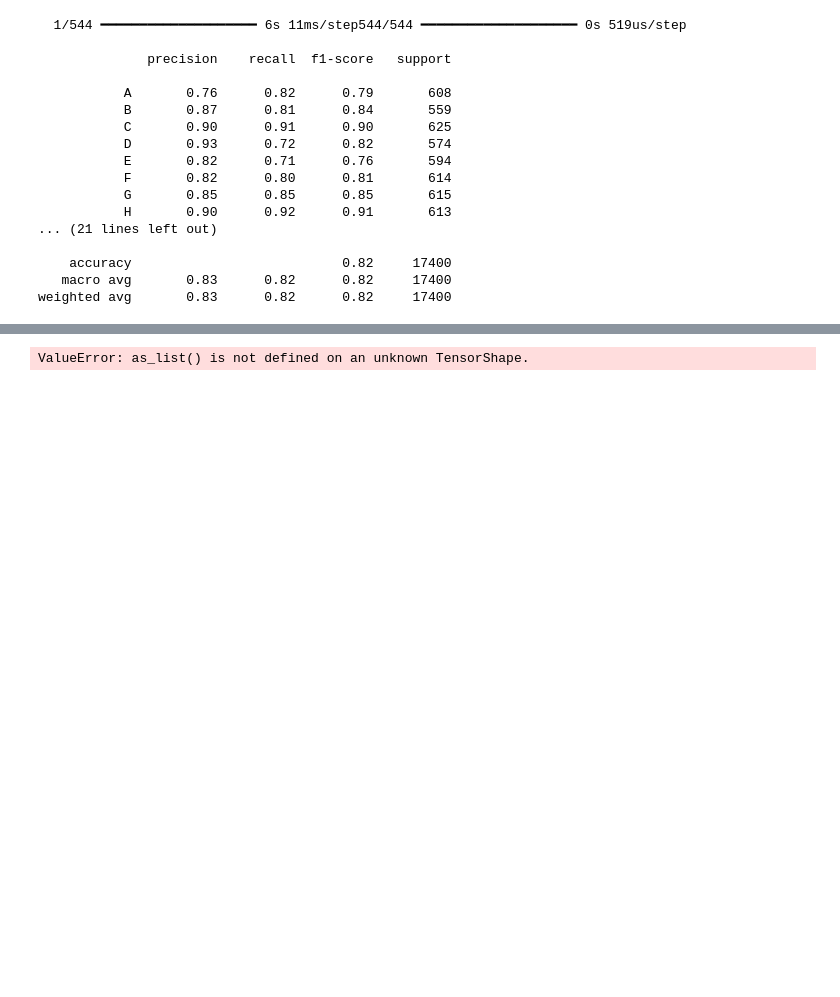
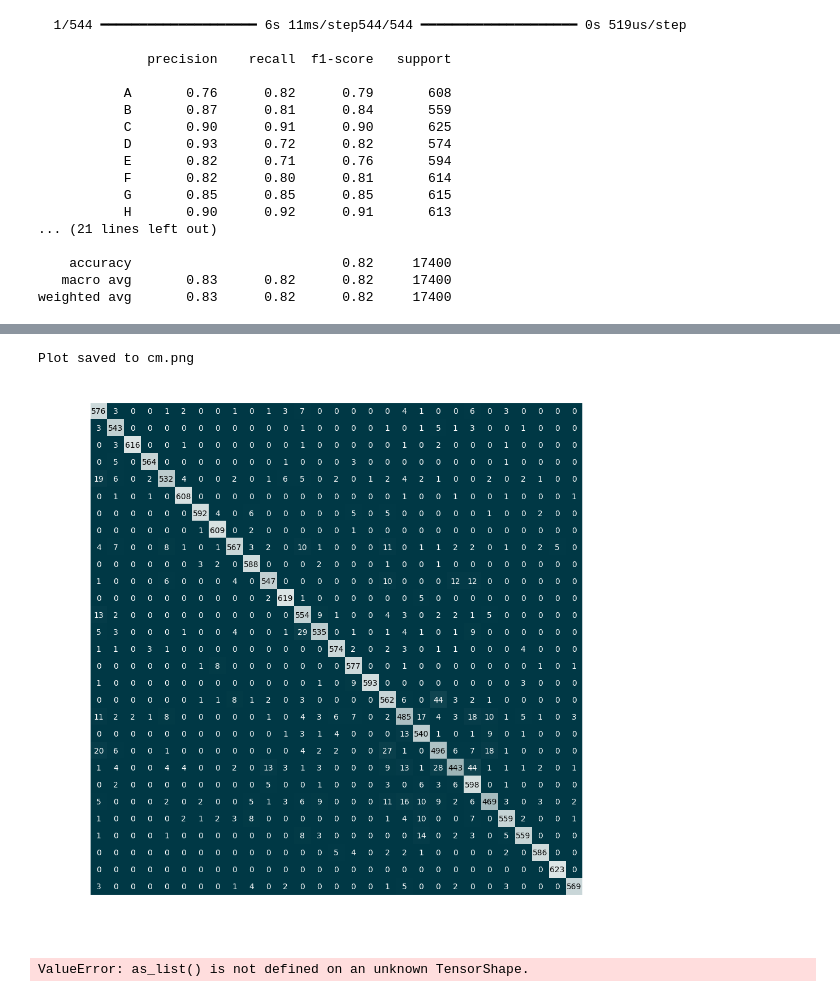
Before and after one commit to mikayla-norton/signvision-ai, a Jupyter notebook: model.ipynb, the cells around one changed output, grey strips where cells are left out. Saved outputs shown, nothing was run; the diff lists cells and outputs as text; code cells hidden in the pictures; blank space fills up the shorter version.

```diff
--- a/model.ipynb
+++ b/model.ipynb
@@ -202,3 +249,14 @@ np.save('/Users/mnorton/Desktop/College/Grad Victory Lap/CMSE 890/data/X_val_pca
+# %%
+X_test_pca = np.load("/Users/mnorton/Desktop/College/Grad Victory Lap/CMSE 890/data/X_test_pca.npy")
+y_test = np.load("/Users/mnorton/Desktop/College/Grad Victory Lap/CMSE 890/data/y_test.npy")
+y_testHot = np.load("/Users/mnorton/Desktop/College/Grad Victory Lap/CMSE 890/data/y_testHot.npy")
+X_test = np.load("/Users/mnorton/Desktop/College/Grad Victory Lap/CMSE 890/data/X_test.npy")
+
+
+X_train_pca = np.load("/Users/mnorton/Desktop/College/Grad Victory Lap/CMSE 890/data/X_train_pca.npy")
+y_train = np.load("/Users/mnorton/Desktop/College/Grad Victory Lap/CMSE 890/data/y_train.npy")
+y_trainHot = np.load("/Users/mnorton/Desktop/College/Grad Victory Lap/CMSE 890/data/y_trainHot.npy")
+X_train = np.load("/Users/mnorton/Desktop/College/Grad Victory Lap/CMSE 890/data/X_train.npy")
 # %%
 # Explained variance plot
 plt.figure(figsize=(10, 5))
@@ -280,3 +338,3 @@ Epoch 20/20
 # %%
-history, model = fit.pretrainedNetwork(X_train, y_trainHot, X_val, y_valHot,pretrained,weight_path,class_weight_dict,30,10,optimizer1)
+history, model = fit.pretrainedNetwork(X_train, y_trainHot, 0.3,pretrained,weight_path,class_weight_dict,30,10,optimizer1)
 # %% [output]
@@ -416,0 +485,9 @@ plt.show()
+# %%
+from matplotlib.colors import LinearSegmentedColormap
+
+# Create a custom colormap
+custom_cmap = LinearSegmentedColormap.from_list("custom_cmap", ["#003845","#DDE6E6"])
+# %%
+y_pred_prob = model.predict(X_test)
+y_pred = np.argmax(y_pred_prob, axis=1)
+y_true = np.argmax(y_testHot, axis=1)
@@ -417 +497,9 @@ plt.show()
+# %%
+
+plot_confusion_matrix(y_true, y_pred, classes=labels,cmap=custom_cmap, save_path="cm.png")
+
+plt.show()
+# %% [output]
+Plot saved to cm.png
+[figure, added]
 # %%
```
Also changed, not shown: parts of 21 cells of this notebook, 11 other files.
